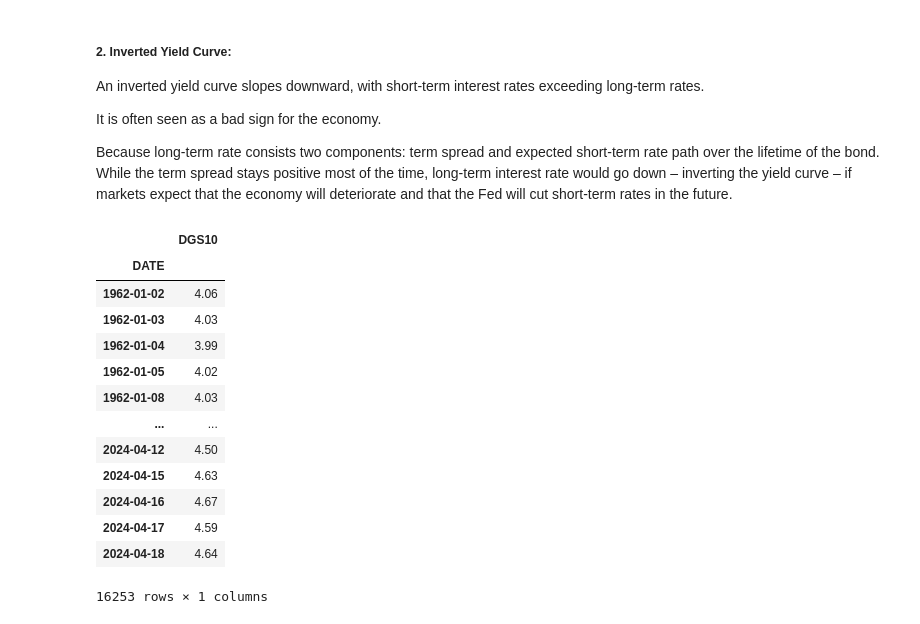
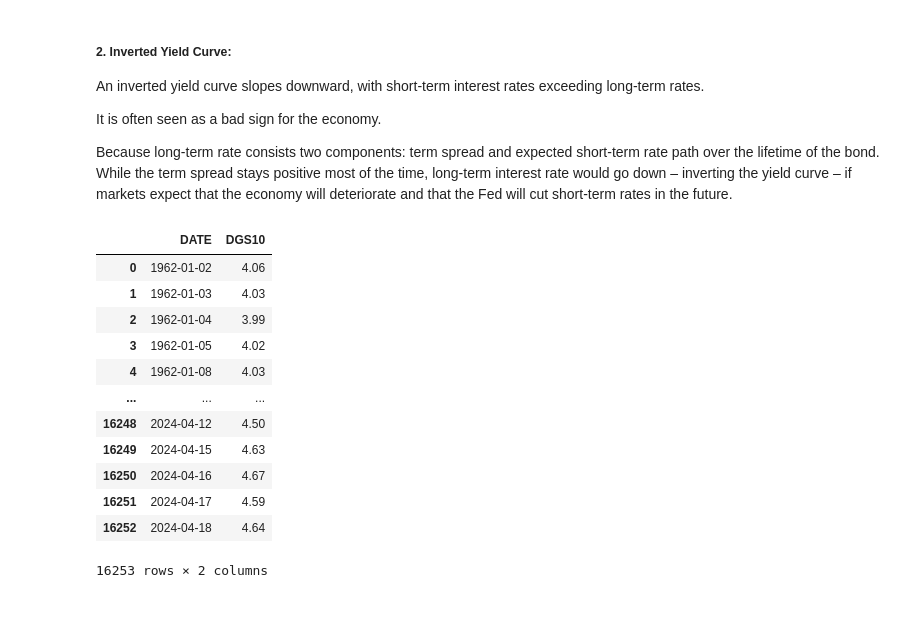
Before and after one commit to SGPPellow/Yield-Curve, a Jupyter notebook: Yield Curve.ipynb, the cells around one changed output. Cells and saved outputs as stored; diff of their text form; code cells hidden in the pictures.

```diff
--- a/Yield Curve.ipynb
+++ b/Yield Curve.ipynb
@@ -23,20 +24,21 @@ import pandas as pd
 import matplotlib.pyplot as plt
 # %%
-data = pd.read_csv('./data/DGS10.csv',index_col = 0,na_values = ['.'])
+DGS10 = pd.read_csv('./data/DGS10.csv',na_values = ['.'], parse_dates=True)
+EFFR = pd.read_csv('./data/EFFR.csv', parse_dates=True,na_values = ['.'],index_col='DATE')
+DTB3 = pd.read_csv('./data/DTB3.csv', parse_dates=True,na_values = ['.'],index_col='DATE')
 # %%
-data
+DGS10
 # %% [output]
-|  | DGS10 |
-| DATE |  |
-| 1962-01-02 | 4.06 |
-| 1962-01-03 | 4.03 |
-| 1962-01-04 | 3.99 |
-| 1962-01-05 | 4.02 |
-| 1962-01-08 | 4.03 |
-| ... | ... |
-| 2024-04-12 | 4.50 |
-| 2024-04-15 | 4.63 |
-| 2024-04-16 | 4.67 |
-| 2024-04-17 | 4.59 |
-| 2024-04-18 | 4.64 |
+|  | DATE | DGS10 |
+| 0 | 1962-01-02 | 4.06 |
+| 1 | 1962-01-03 | 4.03 |
+| 2 | 1962-01-04 | 3.99 |
+| 3 | 1962-01-05 | 4.02 |
+| 4 | 1962-01-08 | 4.03 |
+| ... | ... | ... |
+| 16248 | 2024-04-12 | 4.50 |
+| 16249 | 2024-04-15 | 4.63 |
+| 16250 | 2024-04-16 | 4.67 |
+| 16251 | 2024-04-17 | 4.59 |
+| 16252 | 2024-04-18 | 4.64 |
-16253 rows × 1 columns
+16253 rows × 2 columns
```
Also changed, not shown: parts of 9 cells of this notebook, 2 other files.
